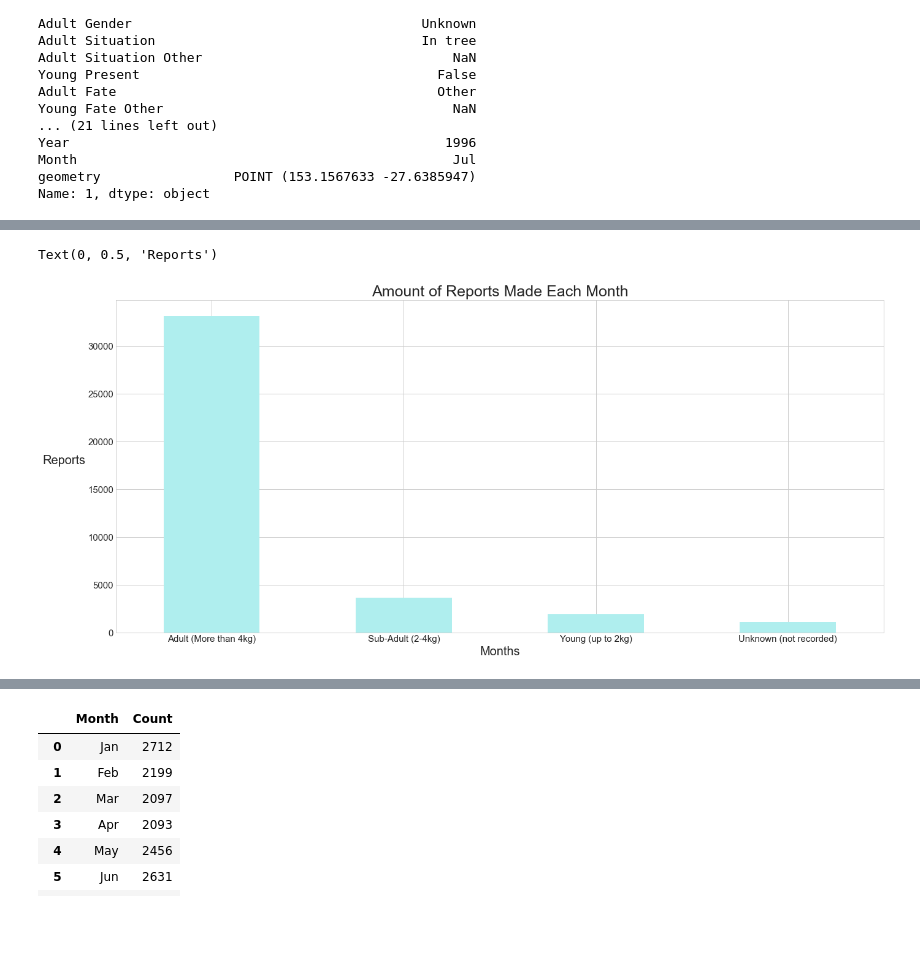
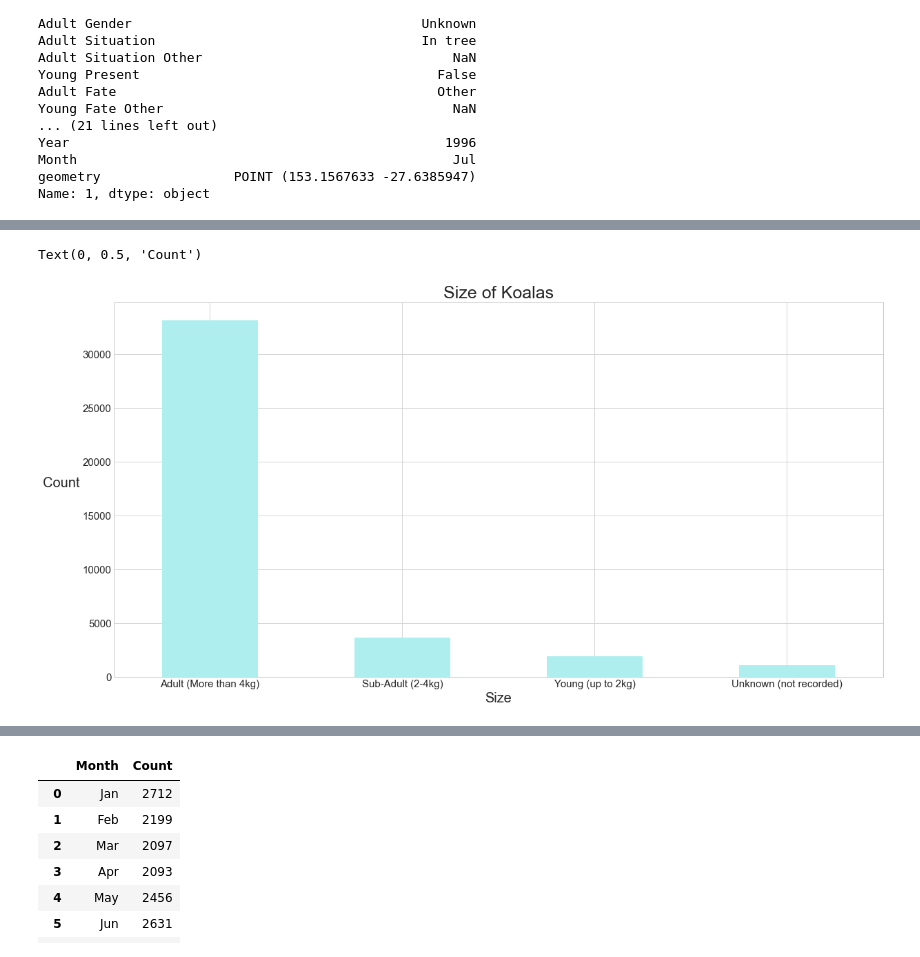
Before and after one commit to joelnorman99/Open-Data-Project, a Jupyter notebook: Koala Hospital Data.ipynb, the cells around one changed output, grey strips where cells are left out. Cells and saved outputs as stored; diff of their text form; code cells hidden in the pictures; blank space fills up the shorter version.

```diff
--- a/Koala Hospital Data.ipynb
+++ b/Koala Hospital Data.ipynb
@@ -180,11 +193,11 @@ Text(0.5, 1.0, 'Koala Gender')
 # %%
 koala_data["Adult Size"].value_counts().plot.bar(color='paleturquoise', rot=0,fontsize=15)
-plt.title("Amount of Reports Made Each Month", fontsize=25)
-plt.xlabel('Months', fontsize=20)
-plt.ylabel('Reports', fontsize=20, rotation='horizontal', ha='right')
+plt.title("Size of Koalas", fontsize=25)
+plt.xlabel('Size', fontsize=20)
+plt.ylabel('Count', fontsize=20, rotation='horizontal', ha='right')
 # %% [output]
-Text(0, 0.5, 'Reports')
+Text(0, 0.5, 'Count')
-[figure, old version]
+[figure, new version]
 # %%
 print(koala_data['Koala Suburb'].value_counts(ascending=True).loc[lambda x : x>500])
 c = plt.cm.Spectral_r(np.linspace(0, 2, 23))
```
Also changed, not shown: parts of 21 cells of this notebook.
